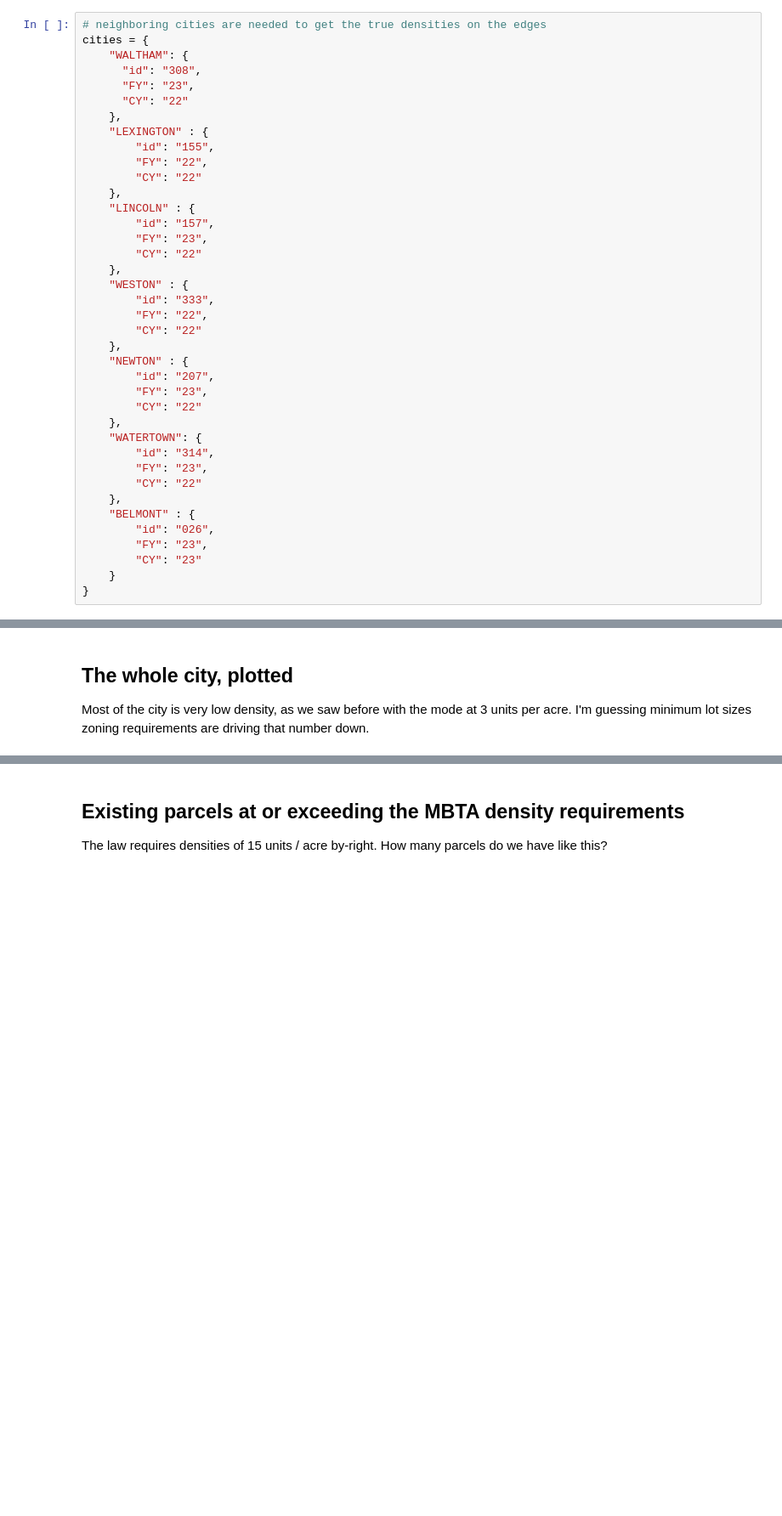
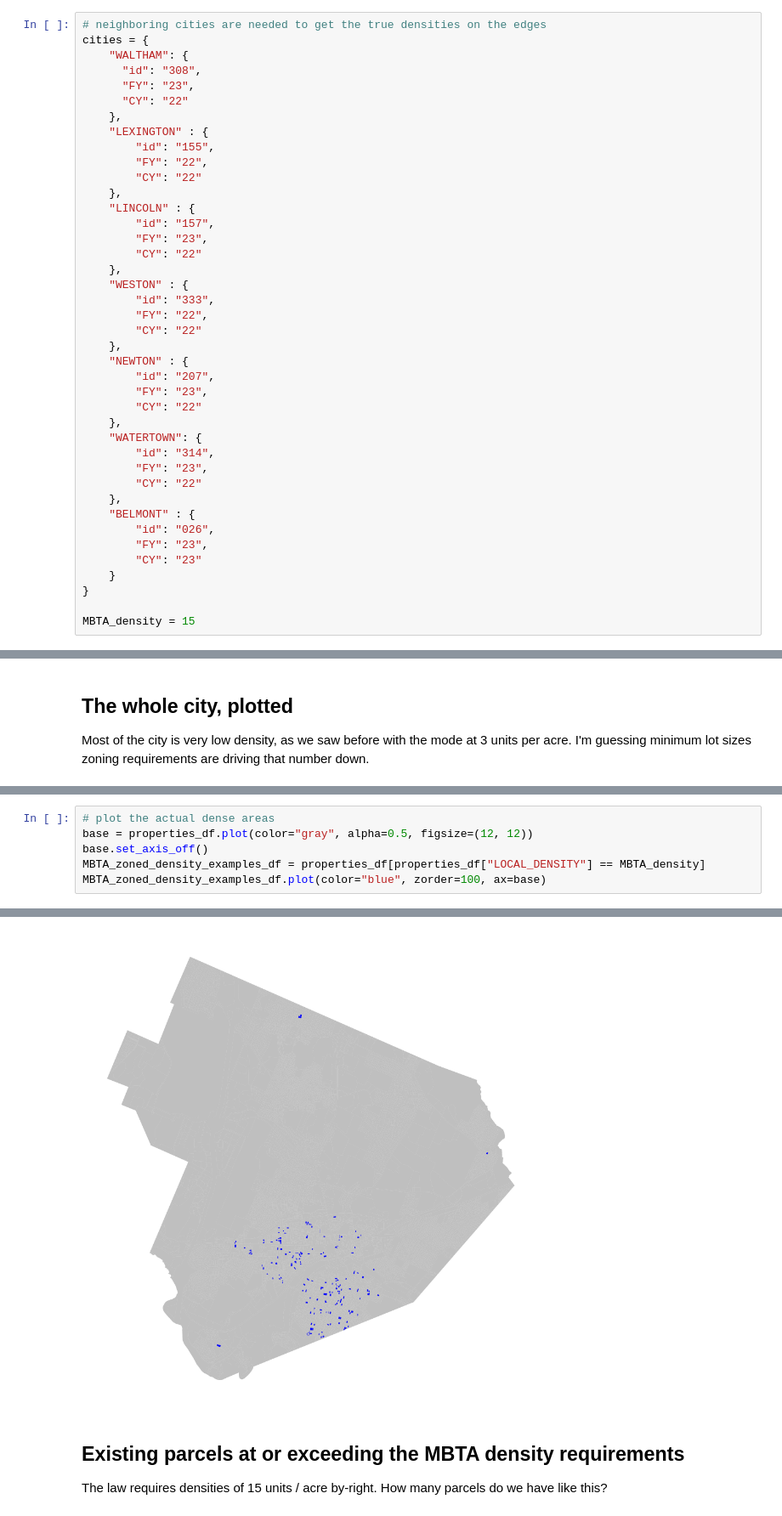
Before and after one commit to tjrileywisc/waltham_gis, a Jupyter notebook: investigations/housing_density/notebook.ipynb, the cells around one changed output, grey strips where cells are left out. Shown at 85% size. Saved outputs shown, nothing was run; the diff lists cells and outputs as text; blank space fills up the shorter version.

```diff
--- a/investigations/housing_density/notebook.ipynb
+++ b/investigations/housing_density/notebook.ipynb
@@ -68,6 +68,8 @@ cities = {
         "CY": "23"
     }
 }
+
+MBTA_density = 15
 # %%
 property_shapefiles_df = []
 assessments_df = []
@@ -219,0 +218,7 @@ sns.histplot(data=properties_df[properties_df["LOCAL_DENSITY"] < 240], x="LOCAL_
+# %%
+# plot the actual dense areas
+base = properties_df.plot(color="gray", alpha=0.5, figsize=(12, 12))
+base.set_axis_off()
+MBTA_zoned_density_examples_df = properties_df[properties_df["LOCAL_DENSITY"] == MBTA_density]
+MBTA_zoned_density_examples_df.plot(color="blue", zorder=100, ax=base)
+# %% [output]
@@ -220,3 +226,4 @@ sns.histplot(data=properties_df[properties_df["LOCAL_DENSITY"] < 240], x="LOCAL_
+[figure, added]
 # %% [markdown]
 ## Existing parcels at or exceeding the MBTA density requirements
 
```
Also changed, not shown: parts of 19 cells of this notebook.
